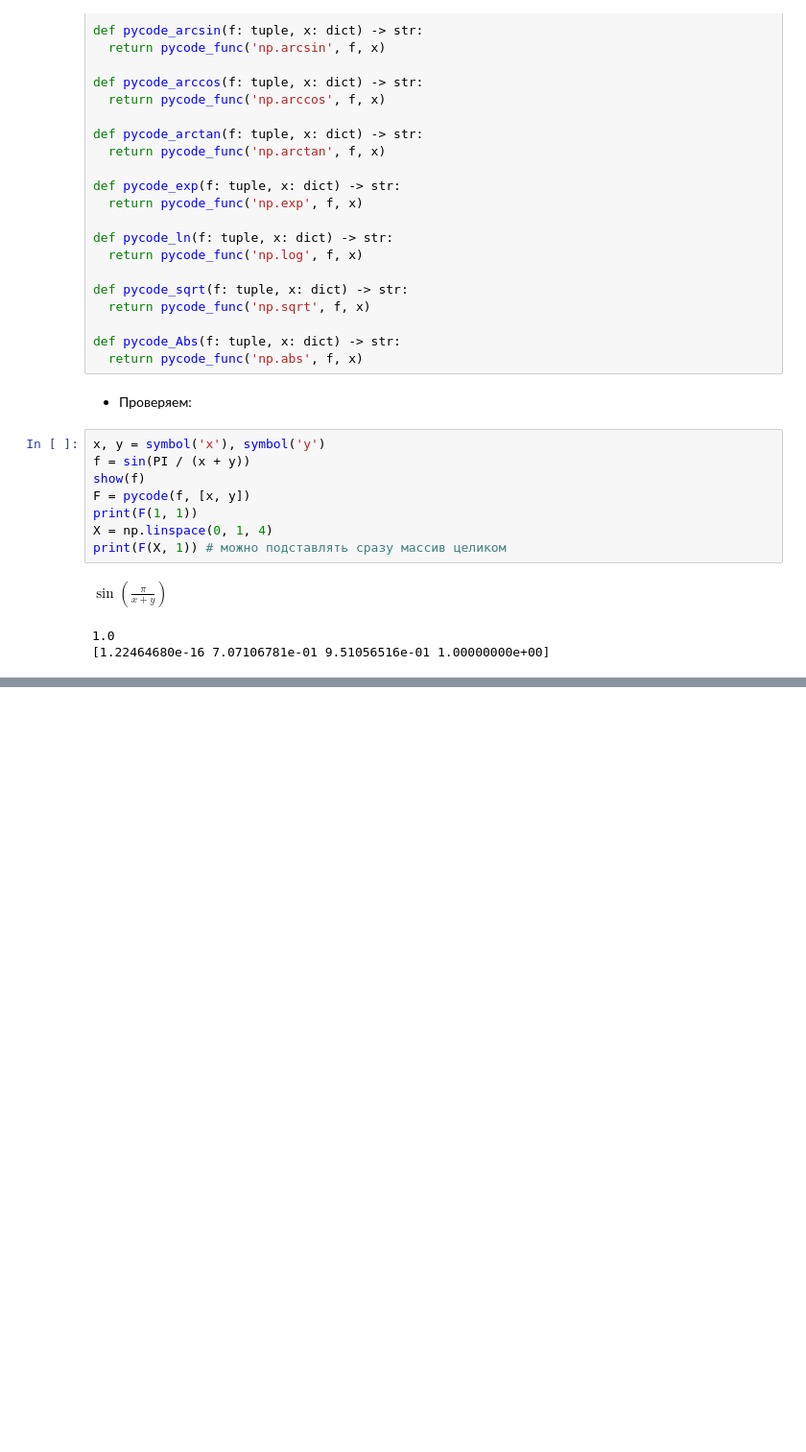
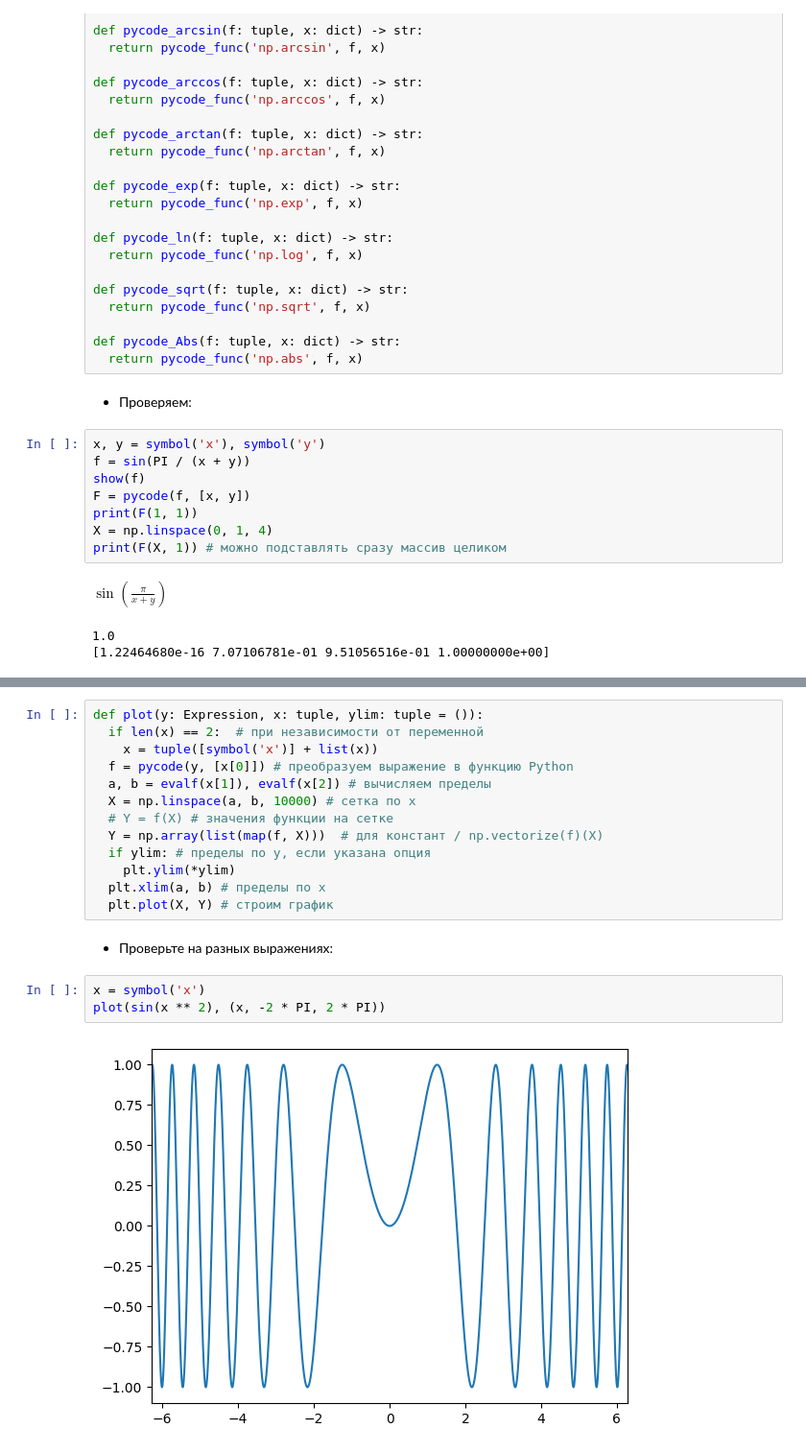
Before and after one commit to abgcw-dead/ca, a Jupyter notebook: L1.ipynb, the cells around one changed output, grey strips where cells are left out. Shown at 96% size. Drawn from its saved outputs; the diff is of its cells as text; blank space fills up the shorter version.

Commit message:
Added plot

```diff
--- a/L1.ipynb
+++ b/L1.ipynb
@@ -3583,0 +3588,20 @@ $\displaystyle \sin{\left( \frac{\pi}{x + y} \right)}$
+# %%
+def plot(y: Expression, x: tuple, ylim: tuple = ()):
+  if len(x) == 2:  # при независимости от переменной
+    x = tuple([symbol('x')] + list(x))
+  f = pycode(y, [x[0]]) # преобразуем выражение в функцию Python
+  a, b = evalf(x[1]), evalf(x[2]) # вычисляем пределы
+  X = np.linspace(a, b, 10000) # сетка по x
+  # Y = f(X) # значения функции на сетке
+  Y = np.array(list(map(f, X)))  # для констант / np.vectorize(f)(X)
+  if ylim: # пределы по y, если указана опция
+    plt.ylim(*ylim)
+  plt.xlim(a, b) # пределы по x
+  plt.plot(X, Y) # строим график
+# %% [markdown]
+* Проверьте на разных выражениях:
+# %%
+x = symbol('x')
+plot(sin(x ** 2), (x, -2 * PI, 2 * PI))
+# %% [output]
+[figure, added]
```
Also changed, not shown: parts of 4 cells of this notebook.
